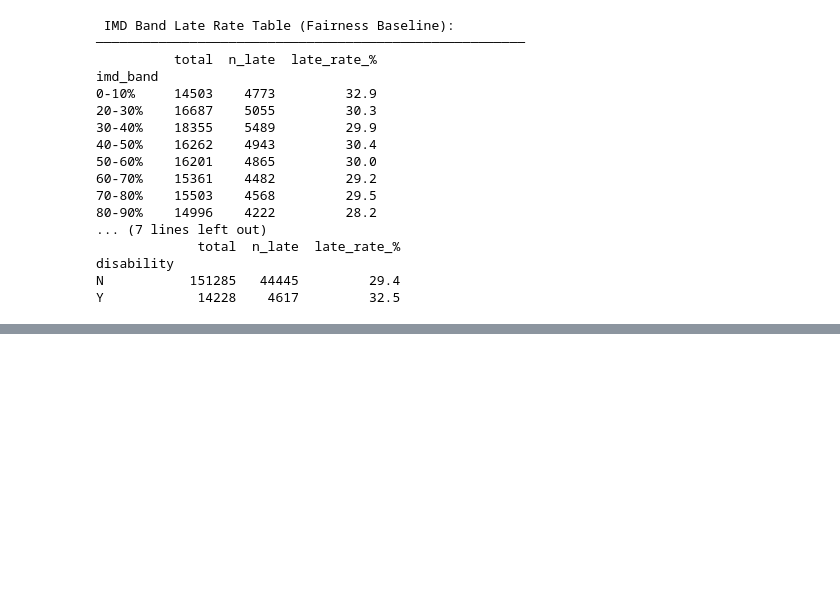
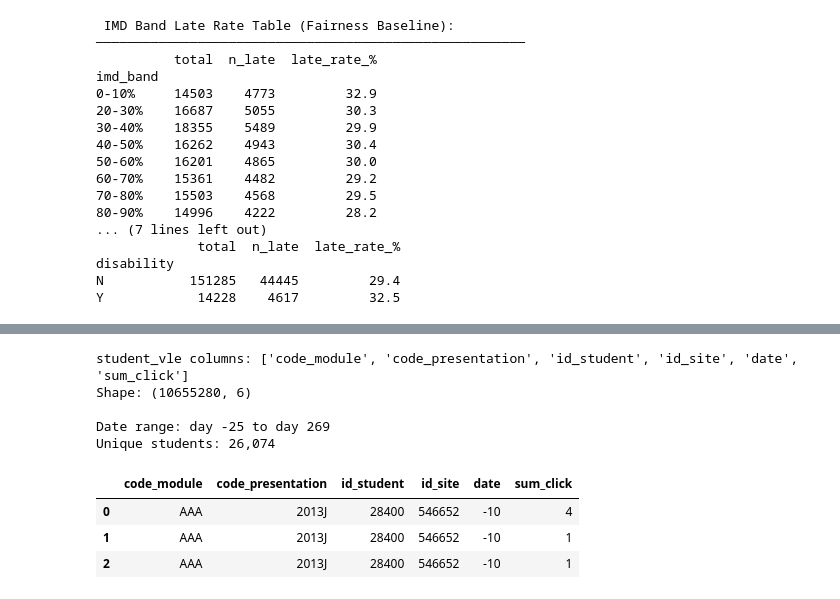
Before and after one commit to ayuuush/oulad_risk_prediction, a Jupyter notebook: notebooks/01_eda.ipynb, the cells around one changed output, grey strips where cells are left out. Cells and saved outputs as stored; diff of their text form; code cells hidden in the pictures; blank space fills up the shorter version.

```diff
--- a/notebooks/01_eda.ipynb
+++ b/notebooks/01_eda.ipynb
@@ -438,0 +638,25 @@ Y            14228    4617         32.5
+# %%
+# ── Cell 7: VLE Engagement Analysis ──────────────────────────────────────────
+#
+# studentVle has 10.6M rows — one row per student per day per activity.
+# We need to understand: do engaged students submit on time?
+# We aggregate clicks to student-module-presentation level for EDA.
+#
+# IMPORTANT: In Phase 2 we will do time-windowed aggregation (14 days before
+# each deadline). Here we do overall aggregation just to understand patterns.
+
+print("student_vle columns:", student_vle.columns.tolist())
+print(f"Shape: {student_vle.shape}")
+print(f"\nDate range: day {student_vle['date'].min()} to day {student_vle['date'].max()}")
+print(f"Unique students: {student_vle['id_student'].nunique():,}")
+student_vle.head(3)
+# %% [output]
+student_vle columns: ['code_module', 'code_presentation', 'id_student', 'id_site', 'date', 'sum_click']
+Shape: (10655280, 6)
+
+Date range: day -25 to day 269
+Unique students: 26,074
+|  | code_module | code_presentation | id_student | id_site | date | sum_click |
+| 0 | AAA | 2013J | 28400 | 546652 | -10 | 4 |
+| 1 | AAA | 2013J | 28400 | 546652 | -10 | 1 |
+| 2 | AAA | 2013J | 28400 | 546652 | -10 | 1 |
```
Also changed, not shown: parts of 7 cells of this notebook, 2 other files.
